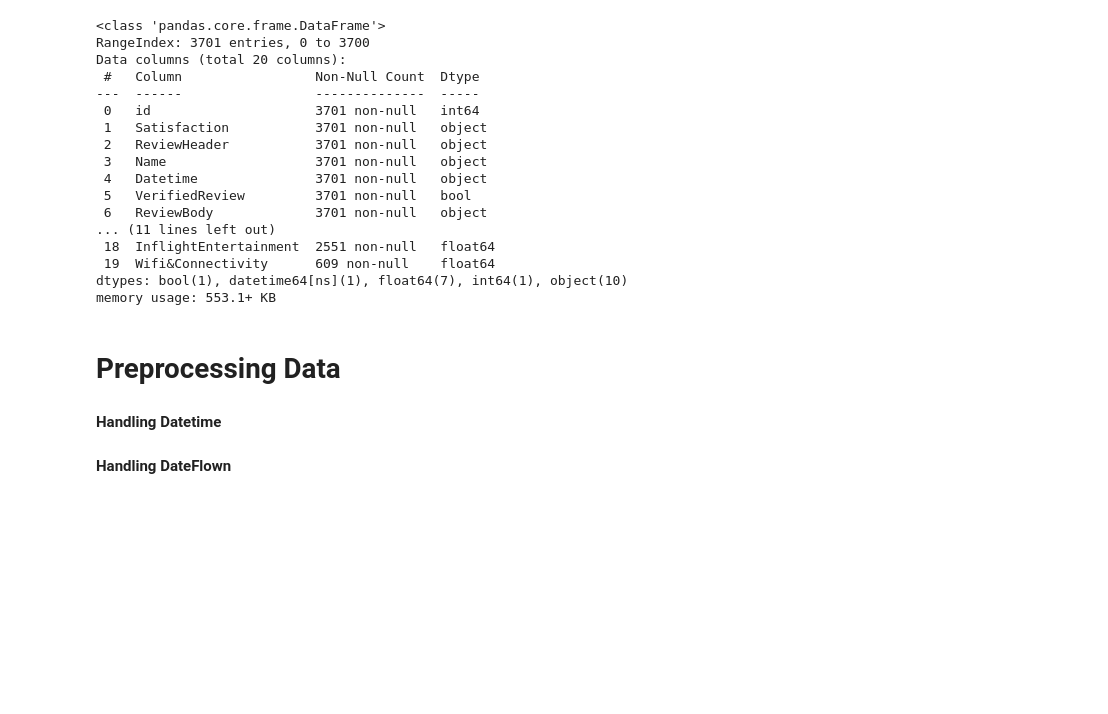
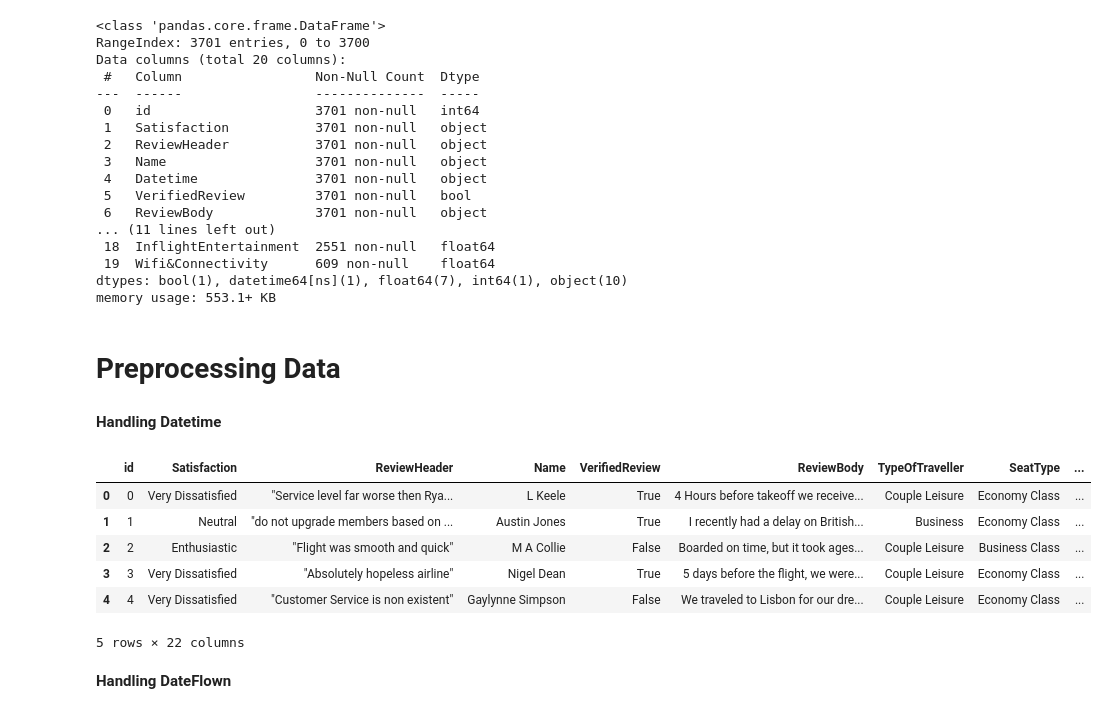
Before and after one commit to WawanWidiantara/Multi-Layer-Perceptron, a Jupyter notebook: AirlineReviews-Classification.ipynb, the cells around one changed output. Cells and saved outputs as stored; diff of their text form; code cells hidden in the pictures; blank space fills up the shorter version.

```diff
--- a/AirlineReviews-Classification.ipynb
+++ b/AirlineReviews-Classification.ipynb
@@ -53,14 +53,22 @@ memory usage: 553.1+ KB
 # %% [markdown]
 **Handling Datetime**
 # %%
-# data['Datetime'] = data['Datetime'].apply(lambda x: parser.parse(x))
+data['Datetime'] = data['Datetime'].apply(lambda x: parser.parse(x))
 
-# data['Year_Datetime'] = data['Datetime'].dt.year
-# data['Month_Datetime'] = data['Datetime'].dt.month
-# data['Day_Datetime'] = data['Datetime'].dt.day
-# data = data.drop(columns=['Datetime'])
+data['Year_Datetime'] = data['Datetime'].dt.year
+data['Month_Datetime'] = data['Datetime'].dt.month
+data['Day_Datetime'] = data['Datetime'].dt.day
+data = data.drop(columns=['Datetime'])
 
-# data.head()
+data.head()
+# %% [output]
+|  | id | Satisfaction | ReviewHeader | Name | VerifiedReview | ReviewBody | TypeOfTraveller | SeatType | ... |
+| 0 | 0 | Very Dissatisfied | "Service level far worse then Rya... | L Keele | True | 4 Hours before takeoff we receive... | Couple Leisure | Economy Class | ... |
+| 1 | 1 | Neutral | "do not upgrade members based on ... | Austin Jones | True | I recently had a delay on British... | Business | Economy Class | ... |
+| 2 | 2 | Enthusiastic | "Flight was smooth and quick" | M A Collie | False | Boarded on time, but it took ages... | Couple Leisure | Business Class | ... |
+| 3 | 3 | Very Dissatisfied | "Absolutely hopeless airline" | Nigel Dean | True | 5 days before the flight, we were... | Couple Leisure | Economy Class | ... |
+| 4 | 4 | Very Dissatisfied | "Customer Service is non existent" | Gaylynne Simpson | False | We traveled to Lisbon for our dre... | Couple Leisure | Economy Class | ... |
+5 rows × 22 columns
 # %% [markdown]
 **Handling DateFlown**
 # %%
```
Also changed, not shown: parts of 15 cells of this notebook, 4 other files.
